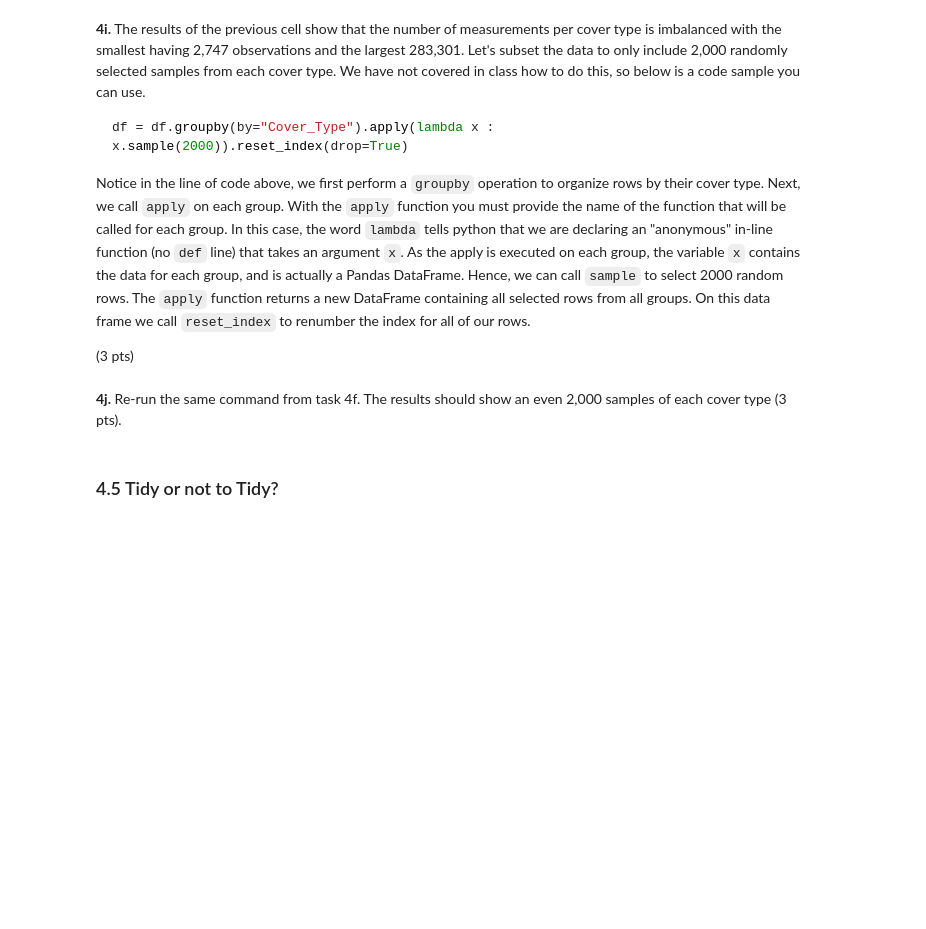
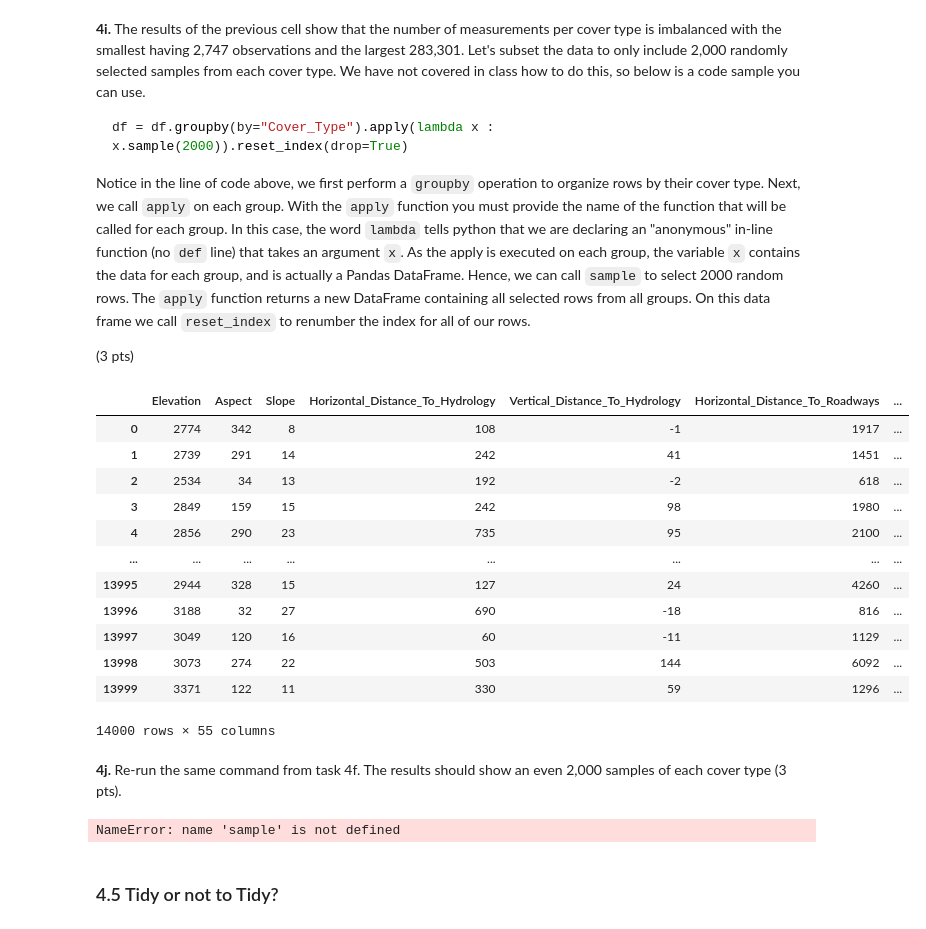
Before and after one commit to christopherbenedict/Data-Analytics-With-Python, a Jupyter notebook: Module2-Data_Analytics/project/P02-Unit_Project.ipynb, the cells around one changed output. Cells and saved outputs as stored; diff of their text form; code cells hidden in the pictures; blank space fills up the shorter version.

```diff
--- a/Module2-Data_Analytics/project/P02-Unit_Project.ipynb
+++ b/Module2-Data_Analytics/project/P02-Unit_Project.ipynb
@@ -259,2 +321,13 @@ KeyError: "Only a column name can be used for the key in a dtype mappings argume
 # %% [markdown]
 **4g.** The `Cover_Type` column is a string but appears numeric, and each number represents a unique class of trees. Convert the numeric values to their corresponding string representations. Print the top 10 entries to confirm your replacement worked (5 pts).
+# %%
+cover = cover.replace('1', 'Spruce/Fir')
+cover = cover.replace('2', 'Lodgepole_Pine')
+cover = cover.replace('3', 'Ponderosa_Pine')
+cover = cover.replace('4', 'Cottonwood/Willow')
+cover = cover.replace('5', 'Aspen')
+cover = cover.replace('6', 'Douglas_fir')
+cover = cover.replace('7', 'Krummholz')
+
+cov_df['Cover_Type'] = cover
+cov_df.head()
@@ -271,8 +365,30 @@ df = df.groupby(by="Cover_Type").apply(lambda x : x.sample(2000)).reset_index(dr
 Notice in the line of code above, we first perform a `groupby` operation to organize rows by their cover type. Next, we  call `apply` on each group. With the `apply` function you must provide the name of the function that will be called for each group. In this case, the word `lambda` tells python that we are declaring an "anonymous" in-line function (no `def` line) that takes an argument `x`.  As the apply is executed on each group, the variable `x` contains the data for each group, and is actually a Pandas DataFrame. Hence, we can call `sample` to select 2000 random rows.  The `apply` function returns a new DataFrame containing all selected rows from all groups.  On this data frame we call `reset_index` to renumber the index for all of our rows.
 
 (3 pts)
+# %%
+cov_df = cov_df.groupby(by="Cover_Type").apply(lambda x : x.sample(2000)).reset_index(drop=True)
+cov_df
+# %% [output]
+|  | Elevation | Aspect | Slope | Horizontal_Distance_To_Hydrology | Vertical_Distance_To_Hydrology | Horizontal_Distance_To_Roadways | ... |
+| 0 | 2774 | 342 | 8 | 108 | -1 | 1917 | ... |
+| 1 | 2739 | 291 | 14 | 242 | 41 | 1451 | ... |
+| 2 | 2534 | 34 | 13 | 192 | -2 | 618 | ... |
+| 3 | 2849 | 159 | 15 | 242 | 98 | 1980 | ... |
+| 4 | 2856 | 290 | 23 | 735 | 95 | 2100 | ... |
+| ... | ... | ... | ... | ... | ... | ... | ... |
+| 13995 | 2944 | 328 | 15 | 127 | 24 | 4260 | ... |
+| 13996 | 3188 | 32 | 27 | 690 | -18 | 816 | ... |
+| 13997 | 3049 | 120 | 16 | 60 | -11 | 1129 | ... |
+| 13998 | 3073 | 274 | 22 | 503 | 144 | 6092 | ... |
+| 13999 | 3371 | 122 | 11 | 330 | 59 | 1296 | ... |
+14000 rows × 55 columns
 # %% [markdown]
 **4j.** Re-run the same command from task 4f. The results should show an even 2,000 samples of each cover type (3 pts).
+# %%
+cov_df = cov_df.groupby(by="Cover_Type").apply(sample(2000)).reset_index(drop=True)
+cov_df
+# %% [output]
+NameError: name 'sample' is not defined
 # %% [markdown]
 ### 4.5 Tidy or not to Tidy?
 # %% [markdown]
```
Also changed, not shown: parts of 6 cells of this notebook, 2 other files.
